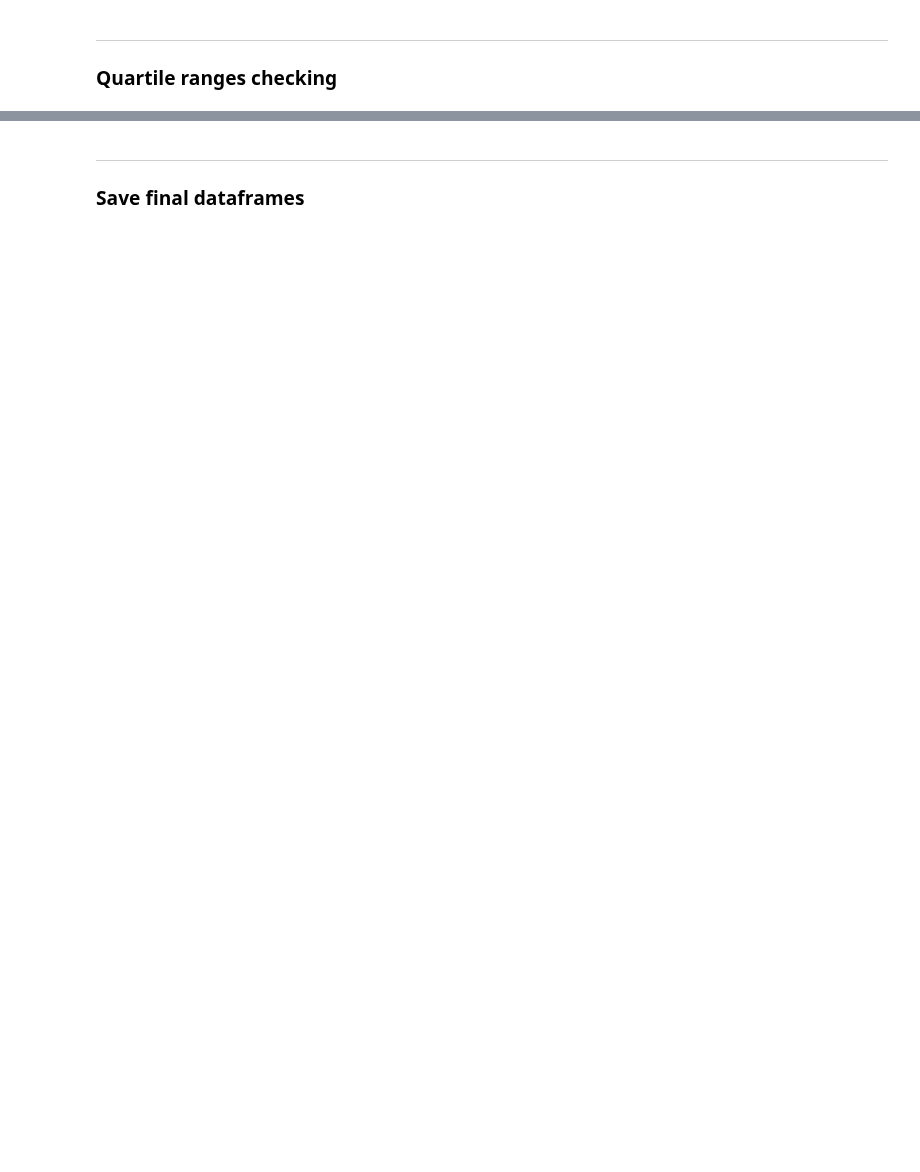
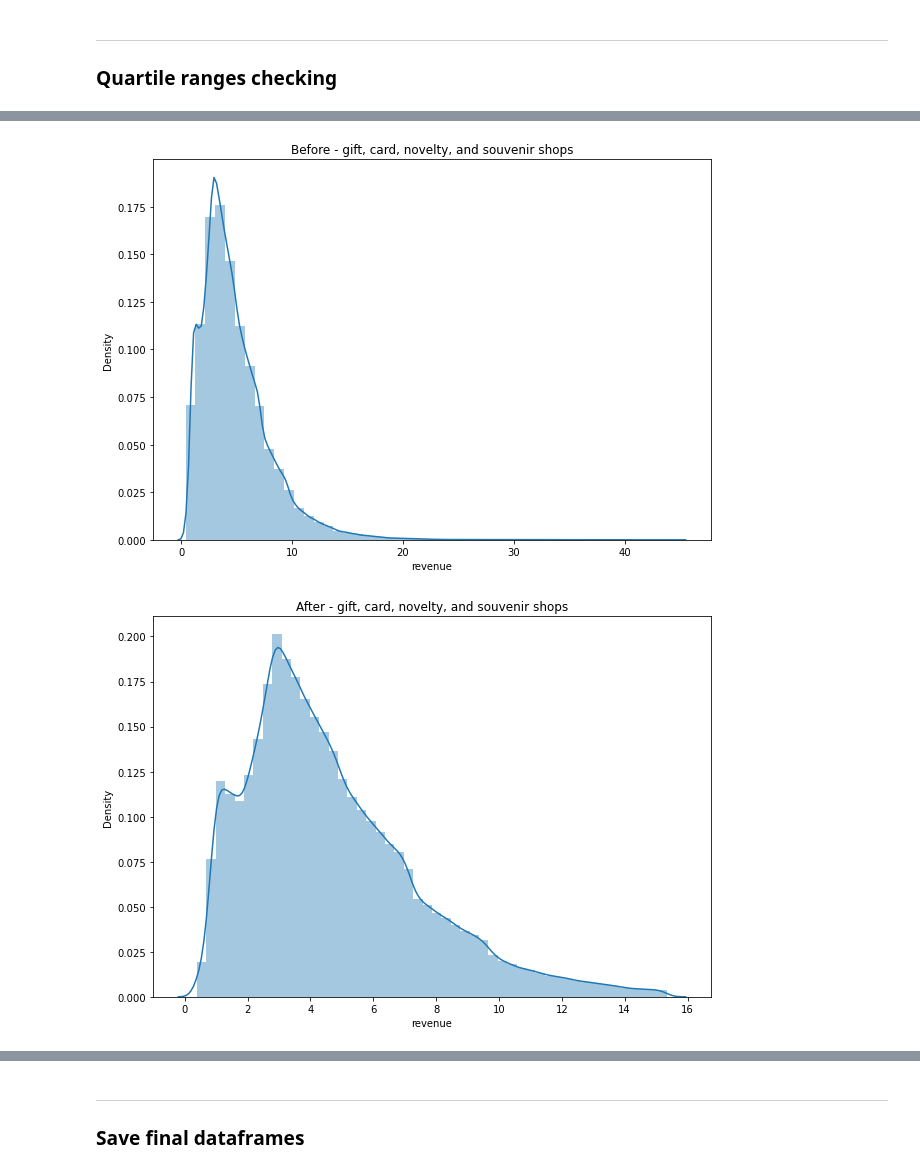
Before and after one commit to MAST30034-Applied-Data-Science/generic-buy-now-pay-later-project-group-11, a Jupyter notebook: notebooks/outlier_detection_removal.ipynb, the cells around one changed output, grey strips where cells are left out. Drawn from its saved outputs; the diff is of its cells as text; code cells hidden in the pictures; blank space fills up the shorter version.

```diff
--- a/notebooks/outlier_detection_removal.ipynb
+++ b/notebooks/outlier_detection_removal.ipynb
@@ -153,0 +155,45 @@ We can discard the 0.01 quantile since there is huge gap between 0.99 quantile t
+# %%
+def remove_outlier_tags_IQR(df):
+    """ Function to implement outlier removal
+    Args :
+    - df : transaction dataframe
+    Returns :
+    - df_final : output dataframe after outlier removal
+    - first 5 categories distplot
+    """
+
+    df_final = pd.DataFrame()   # Initialize empty dataframe
+    categories = df["categories"].unique()
+
+    i = 0
+
+    for category in categories:
+        category_df = df[df['categories'] == category]
+
+        if i < 5:
+            # Show Initial Revenue Boxplot per category
+            fig = plt.figure(figsize =(10, 7))
+            sns.distplot(category_df['revenue'])
+            plt.title(f'Before - {category}')
+            plt.show()
+
+        # Calculate IQR per category to Remove Outliers
+        qt = category_df['revenue'].quantile(0.99)
+        category_df_final = category_df[(category_df['revenue'] < qt)]
+
+        if i < 5:
+            # Show Dollar Value Boxplot per category after Outlier Removal
+            fig = plt.figure(figsize =(10, 7))
+            sns.distplot(category_df_final['revenue'])
+            plt.title(f'After - {category}')
+            plt.show()
+
+        df_final = df_final.append(category_df_final) # Append Category Dataframe with Outliers Removed to Final dataframe
+
+        i += 1
+    return df_final
+# %%
+df_train = remove_outlier_tags_IQR(pd_df_train)
+# %% [output]
+[figure, added]
+[figure, added]
```
Also changed, not shown: parts of 22 cells of this notebook.
